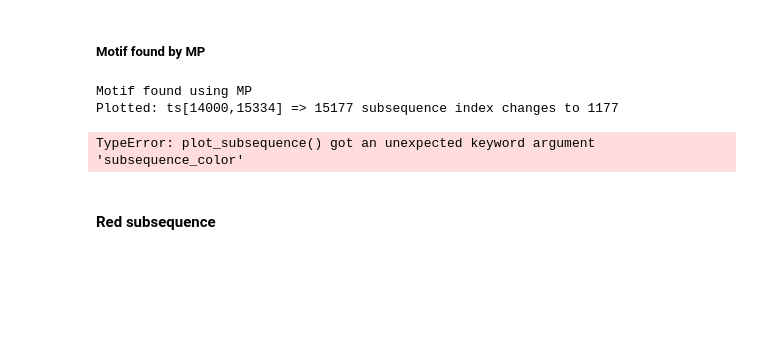
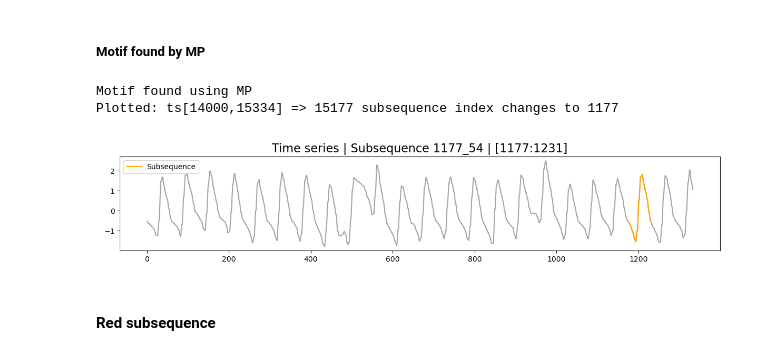
Before and after one commit to vrodriguezf/deepvats, a Jupyter notebook: nbs_pipeline/_MPlot_PulsusParadoxus.ipynb, the cells around one changed output. Saved outputs shown, nothing was run; the diff lists cells and outputs as text; code cells hidden in the pictures; blank space fills up the shorter version.

```diff
--- a/nbs_pipeline/_MPlot_PulsusParadoxus.ipynb
+++ b/nbs_pipeline/_MPlot_PulsusParadoxus.ipynb
@@ -663,21 +665,21 @@ mp 14000-15334
 # %%
 print("Motif found using MP")
 print(f"Plotted: ts[{init},{final}] => 15177 subsequence index changes to {15177-init}")
 
 mplots.plot_subsequence(
     TA = mp_sequence,
     sequence_i = 15177-init,
     subsequence_len = m,
     dots = False,
     sequence_flag = False,
     save_plot = True,
     plot_path = "./images",
-    subsequence_color = "orange"
+    color = "orange"
 )
 # %% [output]
 Motif found using MP
 Plotted: ts[14000,15334] => 15177 subsequence index changes to 1177
-TypeError: plot_subsequence() got an unexpected keyword argument 'subsequence_color'
+[figure, added]
 # %% [markdown]
 #### Red subsequence
 # %%
```
Also changed, not shown: parts of 6 cells of this notebook, 8 other files.
